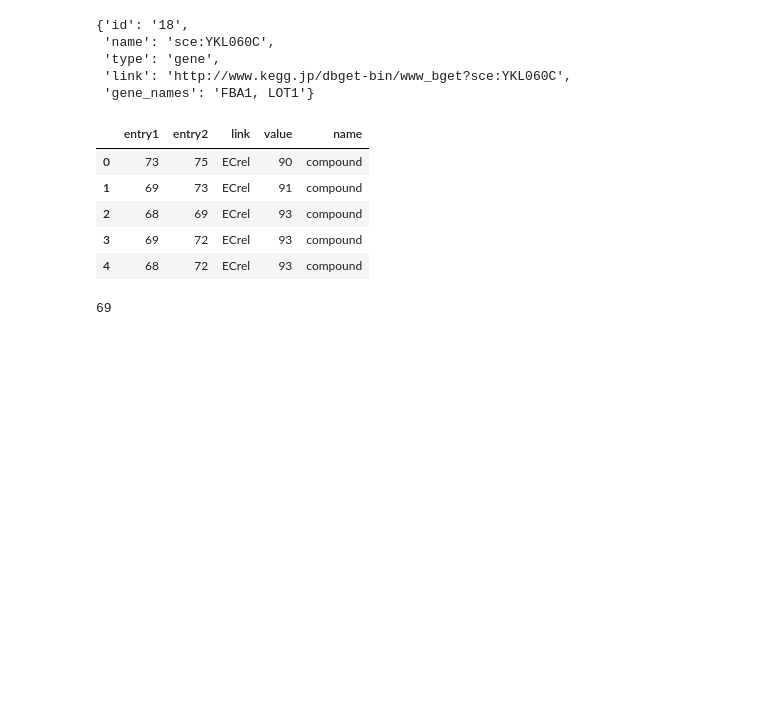
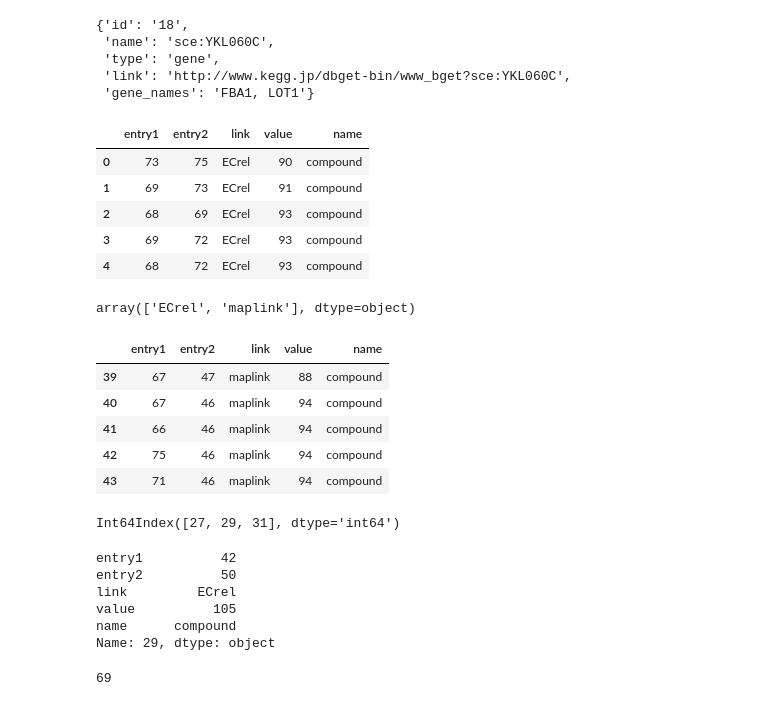
Before and after one commit to yuhouzhou/eigengene, a Jupyter notebook: src/KEGG-sce00010.ipynb, the cells around one changed output. Drawn from its saved outputs; the diff is of its cells as text; code cells hidden in the pictures; blank space fills up the shorter version.

```diff
--- a/src/KEGG-sce00010.ipynb
+++ b/src/KEGG-sce00010.ipynb
@@ -49,6 +49,33 @@ df_r.head()
 | 2 | 68 | 69 | ECrel | 93 | compound |
 | 3 | 69 | 72 | ECrel | 93 | compound |
 | 4 | 68 | 72 | ECrel | 93 | compound |
+# %%
+# types of links
+df_r['link'].unique()
+# %% [output]
+array(['ECrel', 'maplink'], dtype=object)
+# %%
+df_r[df_r['link'] == 'maplink'].head()
+# %% [output]
+|  | entry1 | entry2 | link | value | name |
+| 39 | 67 | 47 | maplink | 88 | compound |
+| 40 | 67 | 46 | maplink | 94 | compound |
+| 41 | 66 | 46 | maplink | 94 | compound |
+| 42 | 75 | 46 | maplink | 94 | compound |
+| 43 | 71 | 46 | maplink | 94 | compound |
+# %%
+df_r.index[df_r['entry1'] == '42']
+# %% [output]
+Int64Index([27, 29, 31], dtype='int64')
+# %%
+df_r.iloc[29]
+# %% [output]
+entry1          42
+entry2          50
+link         ECrel
+value          105
+name      compound
+Name: 29, dtype: object
 # %%
 len(df_r)
 # %% [output]
```
Also changed, not shown: parts of 6 cells of this notebook, 1 other file.
